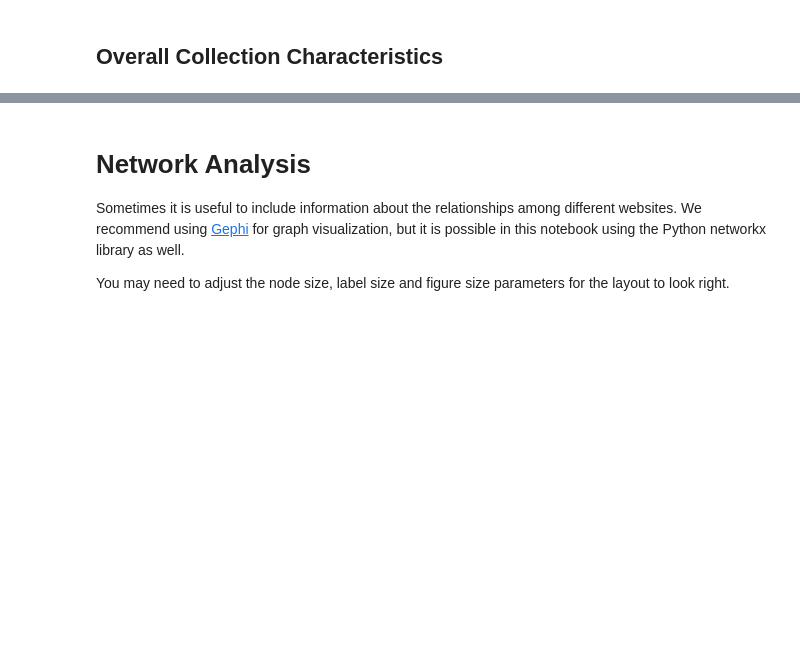
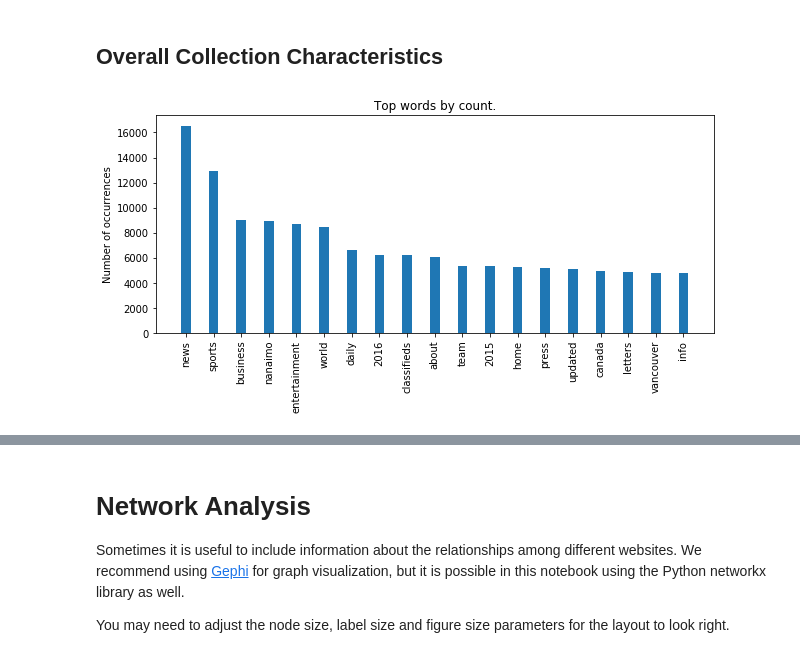
Before and after one commit to archivesunleashed/auk-notebooks, a Jupyter notebook: AUK_Full-Text-collection_id.ipynb, the cells around one changed output, grey strips where cells are left out. Cells and saved outputs as stored; diff of their text form; code cells hidden in the pictures; blank space fills up the shorter version.

```diff
--- a/AUK_Full-Text-collection_id.ipynb
+++ b/AUK_Full-Text-collection_id.ipynb
@@ -418,21 +382,23 @@ for samp in domain_results[:10]:
 # %%
 # Get a list of the top words in the collection
 # (regardless of year).
 tokens = get_top_tokens()[:20]
 
 vals = [x[1] for x in tokens if x[0] not in STOP_WORDS]
 labs = [x[0] for x in tokens if x[0] not in STOP_WORDS]
 
 ind = np.arange(len(vals))    # the x locations for the groups
 width = 0.35       # the width of the bars: can also be len(x) sequence
 
 p1 = pp.bar(ind, vals, width)
 
-pp.ylabel('Number of occurrences')
-pp.title('Top words by count.')
-pp.xticks(ind, labs, rotation='vertical')
+plt.ylabel('Number of occurrences')
+plt.title('Top words by count.')
+plt.xticks(ind, labs, rotation='vertical')
 
-pp.show()
+plt.show()
+# %% [output]
+[figure, added]
 # %%
 # Get a list of the top tokens, separated by year.
 get_top_tokens_by(year, 3)[0:10]
```
Also changed, not shown: parts of 15 cells of this notebook.
